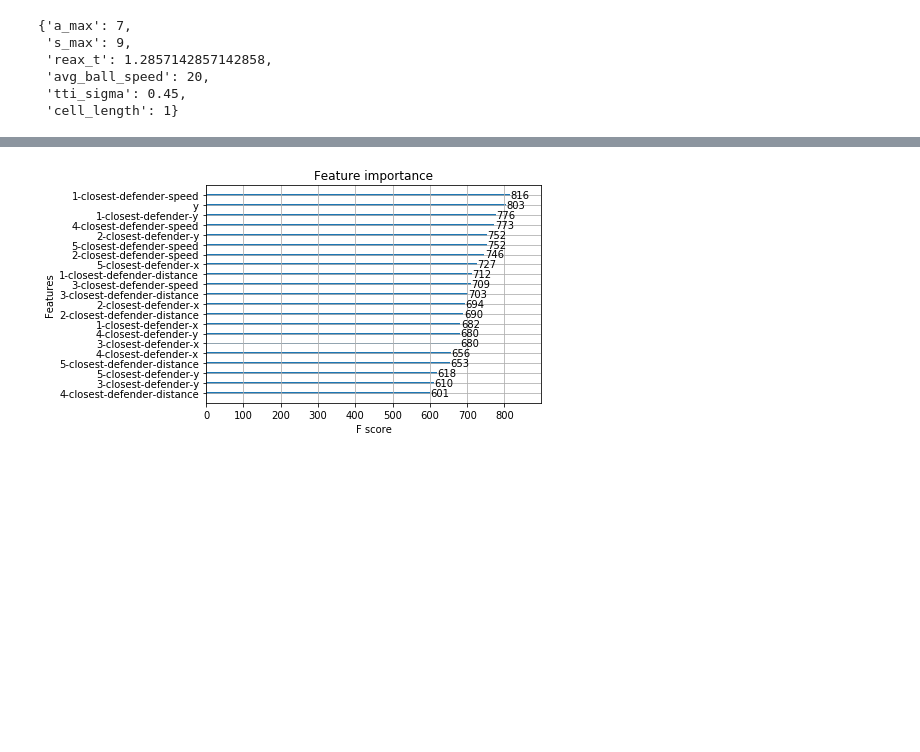
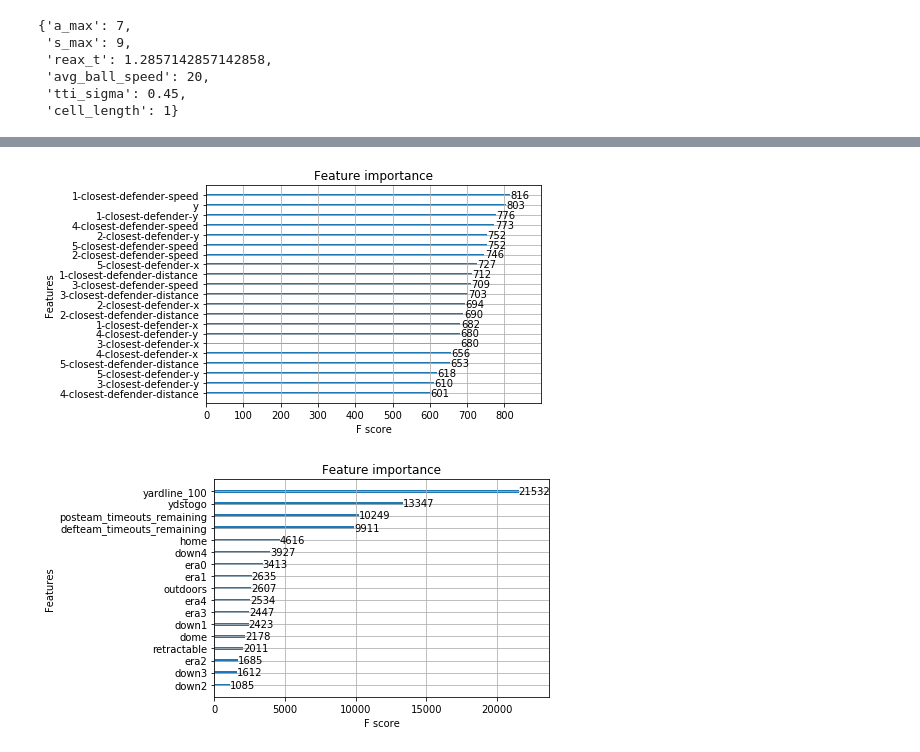
Before and after one commit to uditrana/BigDataBowl, a Jupyter notebook: analysis/xyac_epa_per_pass.ipynb, the cells around one changed output, grey strips where cells are left out. Drawn from its saved outputs; the diff is of its cells as text; code cells hidden in the pictures; blank space fills up the shorter version.

Commit message:
added xyac and epa models'

```diff
--- a/analysis/xyac_epa_per_pass.ipynb
+++ b/analysis/xyac_epa_per_pass.ipynb
@@ -52,11 +73,22 @@ play_df.head()
 # %%
 import xgboost as xgb
 import joblib
+import treelite_runtime
 bst = joblib.load("xyac_model.model")
 xgb.plot_importance(bst)
 scores = bst.get_score(importance_type='gain')
 print(scores.keys())
 cols_when_model_builds = bst.feature_names
+xyac_predictor = treelite_runtime.Predictor('./xyacmymodel.dylib', verbose=True)
 print("ADDED NEW SHIT")
+
+
+epa_model = joblib.load("epa_model_rishav_no_time.model")
+xgb.plot_importance(epa_model)
+scores = epa_model.get_score(importance_type='gain')
+cols_when_model_builds_ep = epa_model.feature_names
+epa_predictor = treelite_runtime.Predictor('./epa_no_time_mymodel.dylib', verbose=True)
+
+print("ADDED MEME")
 # %% [output]
 dict_keys(['1-closest-defender-distance', '1-closest-defender-x', '1-closest-defender-y', 'y', '5-closest-defender-distance', '5-closest-defender-speed', '2-closest-defender-distance', '2-closest-defe ...
@@ -64 +99,2 @@ ADDED NEW SHIT
 [figure]
+[figure, added]
```
Also changed, not shown: parts of 12 cells of this notebook, 17 other files.
